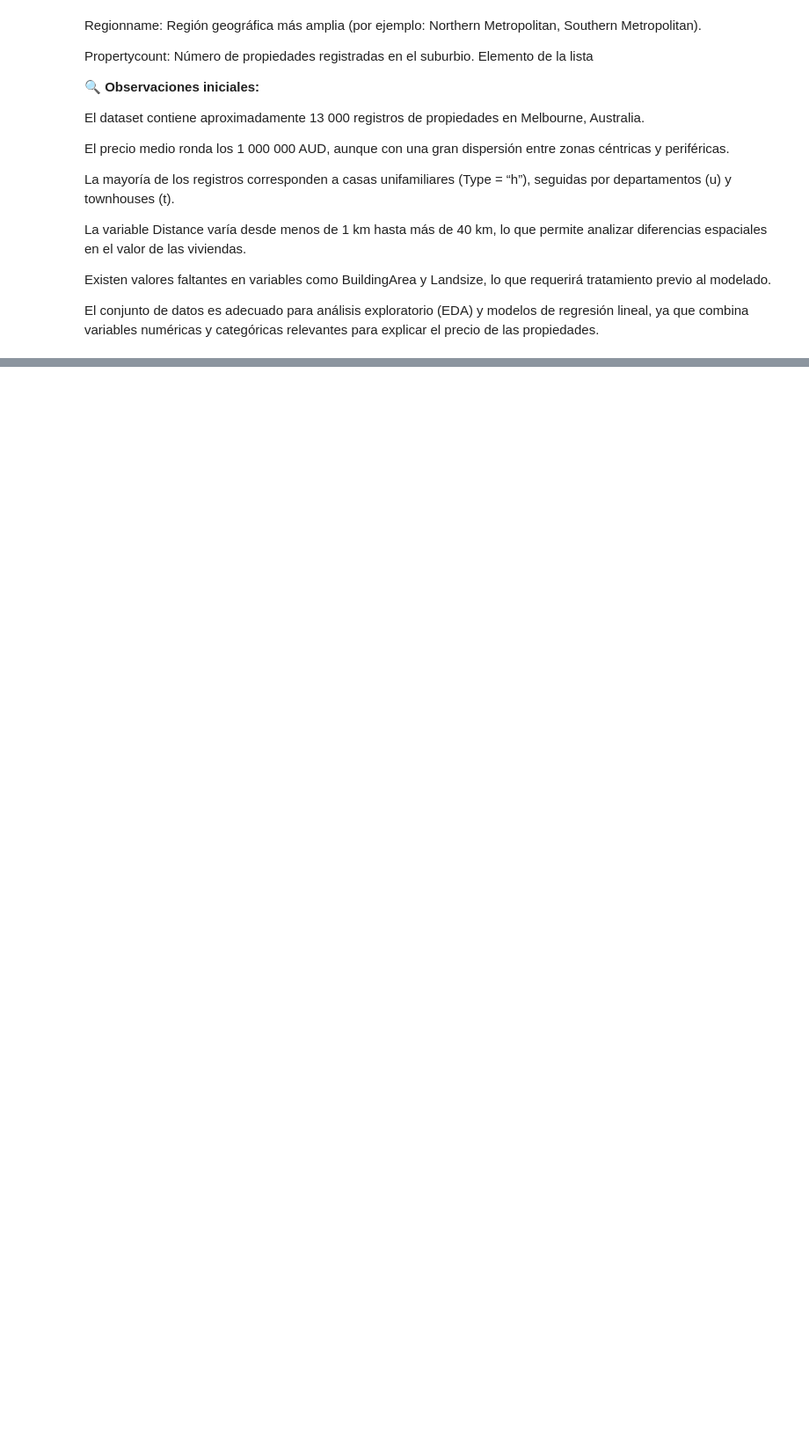
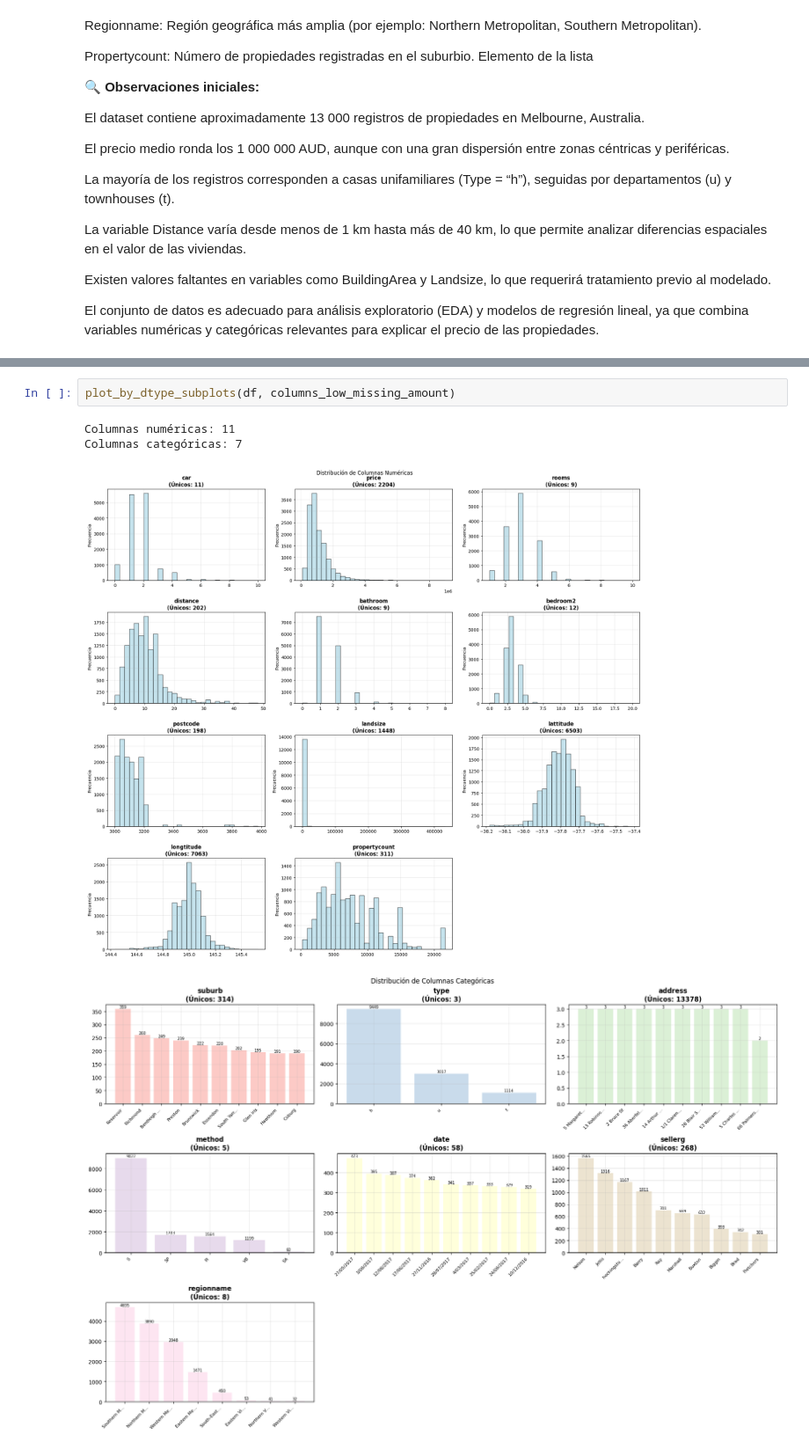
Before and after one commit to Cristian-Larzabal/Data_science, a Jupyter notebook: EntregaFinal/ProyectoParteIII+Larzabal.ipynb, the cells around one changed output, grey strips where cells are left out. Shown at 88% size. Cells and saved outputs as stored; diff of their text form; blank space fills up the shorter version.

```diff
--- a/EntregaFinal/ProyectoParteIII+Larzabal.ipynb
+++ b/EntregaFinal/ProyectoParteIII+Larzabal.ipynb
@@ -255,0 +540,7 @@ df.head()
+# %%
+plot_by_dtype_subplots(df, columns_low_missing_amount)
+# %% [output]
+Columnas numéricas: 11
+Columnas categóricas: 7
+[figure, added]
+[figure, added]
```
Also changed, not shown: parts of 21 cells of this notebook.
